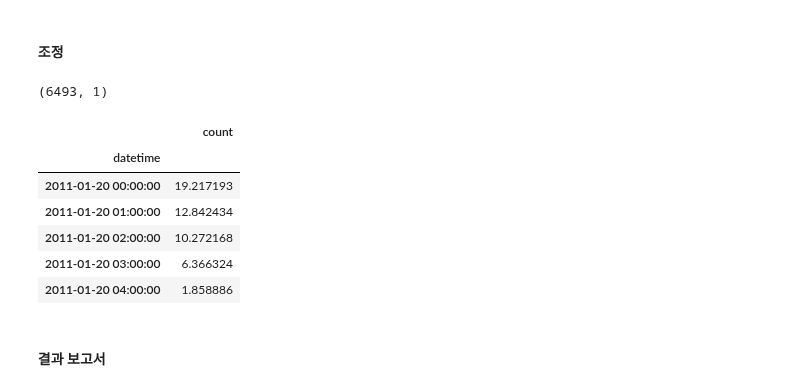
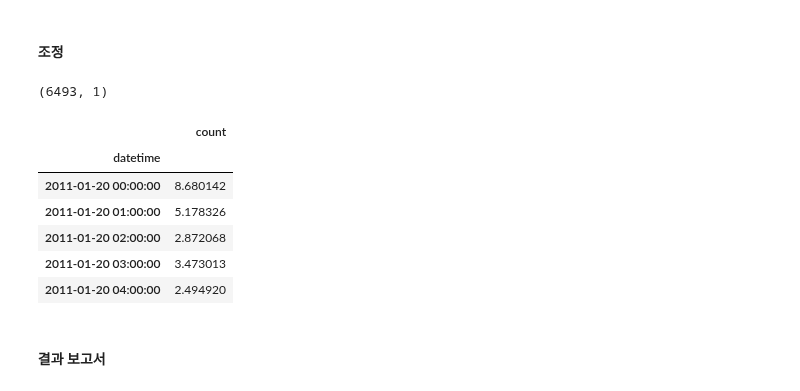
Before and after one commit to todagi/DataScience_with_Kaggle, a Jupyter notebook: Bike Sharing Demand/Bike Sharing Demand 03 - Machine Learning with scikit-learn.ipynb, the cells around one changed output. Drawn from its saved outputs; the diff is of its cells as text; code cells hidden in the pictures.

```diff
--- a/Bike Sharing Demand/Bike Sharing Demand 03 - Machine Learning with scikit-learn.ipynb
+++ b/Bike Sharing Demand/Bike Sharing Demand 03 - Machine Learning with scikit-learn.ipynb
@@ -207,18 +207,18 @@ test["11 pm"] = test["hour"] == 23
 #                   'year','hour', 'dayofweek']
 
 # feature_8 : 원핫인코딩 제외, 연, 월, 시, 요일별
-feature_names = [ 'holiday', 'workingday', 'temp', 'atemp',  'humidity', 'windspeed',
-                 'season','weather',
-                 'year','month', 'hour', ]
+# feature_names = [ 'holiday', 'workingday', 'temp', 'atemp',  'humidity', 'windspeed',
+#                  'season','weather',
+#                  'year','month', 'hour', ]
 
 # feature_9 : 해야 할 것
-# feature_names = ['holiday', 'workingday', 'temp', 'atemp', 'humidity', 'windspeed',
-#                  'year', 'month', 'hour',
-#                  'season','weather',
-#                  'mon', 'tue', 'wed', 'thu', 'fri', 'sat', 'sun',
-#                  '12 am', '1 am', '2 am', '3 am', '4 am', '5 am', '6 am', '7 am', '8 am', '9 am', '10 am', '11 am',
-#                  '12 pm', '1 pm', '2 pm', '3 pm', '4 pm', '5 pm', '6 pm', '7 pm', '8 pm', '9 pm', '10 pm', '11 pm',
-#                  ]
+feature_names = ['holiday', 'workingday', 'temp', 'atemp', 'humidity', 'windspeed',
+                 'year', 'month', 'hour',
+                 'season','weather',
+                 'mon', 'tue', 'wed', 'thu', 'fri', 'sat', 'sun',
+                 '12 am', '1 am', '2 am', '3 am', '4 am', '5 am', '6 am', '7 am', '8 am', '9 am', '10 am', '11 am',
+                 '12 pm', '1 pm', '2 pm', '3 pm', '4 pm', '5 pm', '6 pm', '7 pm', '8 pm', '9 pm', '10 pm', '11 pm',
+                 ]
 
 
 
@@ -836,36 +840,36 @@ params = [max_depth, max_features, n_estimators, random_state, n_jobs]
 # %%
 from sklearn.ensemble import RandomForestRegressor
 
 
-# RF_model = RandomForestRegressor( max_features = 'auto', max_depth = None,
-#                                   n_estimators = 750,
-#                                   random_state = 50,
-#                                   n_jobs = 8)
+RF_model = RandomForestRegressor( max_features = 'auto', max_depth = None,
+                                  n_estimators = 750,
+                                  random_state = 50,
+                                  n_jobs = 8)
 
-RF_model = RandomForestRegressor(n_estimators = 1200,
-                              max_depth = 20,
-                              max_features = 8,
-                              random_state = 37,
-                              n_jobs = 8)
+# RF_model = RandomForestRegressor(n_estimators = 1200,
+#                               max_depth = 20,
+#                               max_features = 8,
+#                               random_state = 37,
+#                               n_jobs = 8)
 
 RF_model.fit(x_train, y_train)
 predictions = RF_model.predict(x_test)
 predictions = np.expm1(predictions)
 submission = pd.read_csv("./bike/sampleSubmission.csv",  index_col= "datetime")
 submission['count'] = predictions
 
-submission.to_csv("RF_model5.csv")
+submission.to_csv("RF_model6.csv")
 print(submission.shape)
 submission.head()
 # %% [output]
 (6493, 1)
 |  | count |
 | datetime |  |
-| 2011-01-20 00:00:00 | 19.217193 |
-| 2011-01-20 01:00:00 | 12.842434 |
-| 2011-01-20 02:00:00 | 10.272168 |
-| 2011-01-20 03:00:00 | 6.366324 |
-| 2011-01-20 04:00:00 | 1.858886 |
+| 2011-01-20 00:00:00 | 8.680142 |
+| 2011-01-20 01:00:00 | 5.178326 |
+| 2011-01-20 02:00:00 | 2.872068 |
+| 2011-01-20 03:00:00 | 3.473013 |
+| 2011-01-20 04:00:00 | 2.494920 |
 # %% [markdown]
 #### 결과 보고서
 # %%
```
Also changed, not shown: parts of 5 cells of this notebook.
